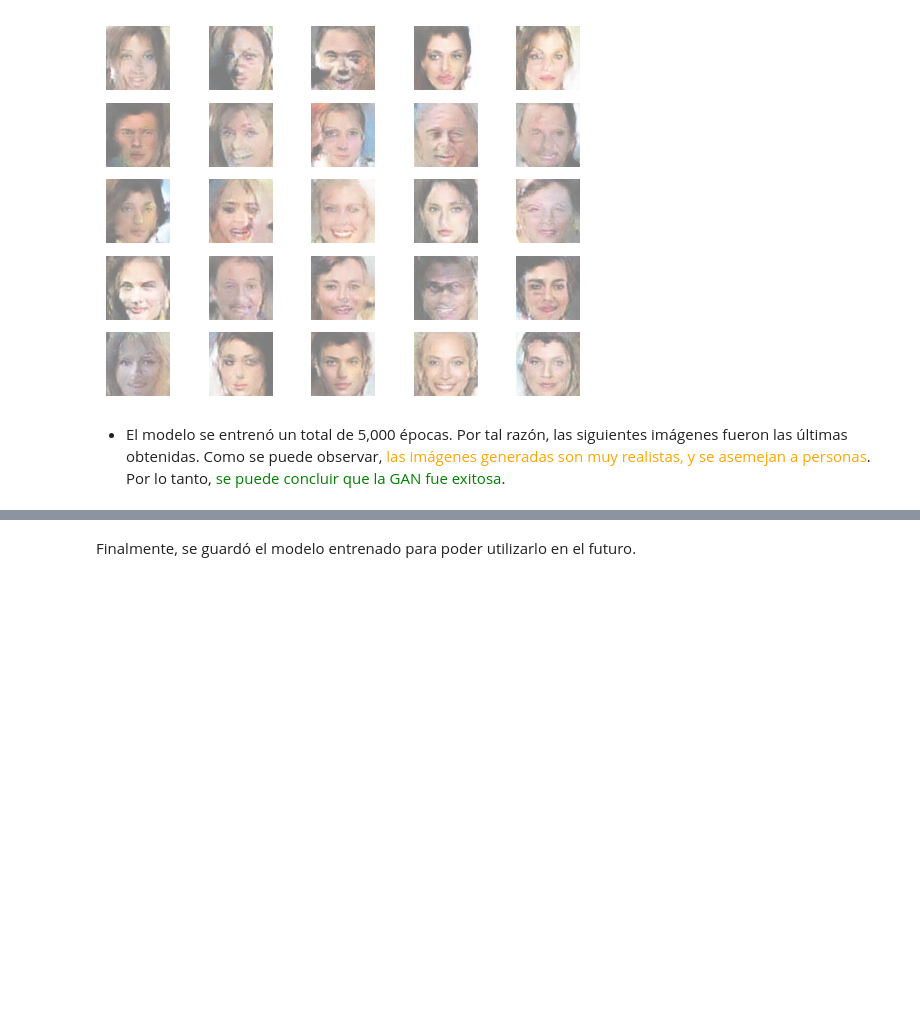
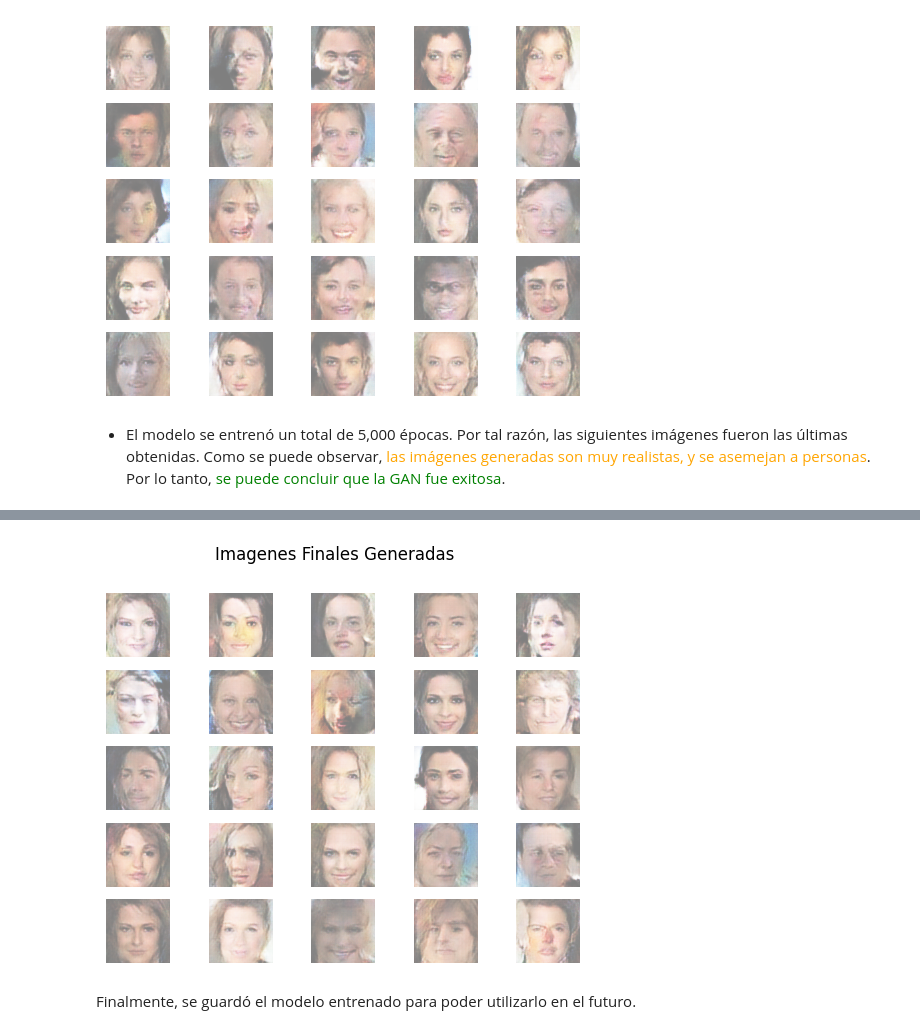
Before and after one commit to stefanoaragoni/Lab6_DataScience, a Jupyter notebook: lab6 copy.ipynb, the cells around one changed output, grey strips where cells are left out. Drawn from its saved outputs; the diff is of its cells as text; code cells hidden in the pictures; blank space fills up the shorter version.

```diff
--- a/lab6 copy.ipynb
+++ b/lab6 copy.ipynb
@@ -312,6 +312,7 @@ gen_imgs = generador.predict(noise)
 gen_imgs = 0.5 * gen_imgs + 0.5
 
 fig, axs = plt.subplots(5, 5)
+fig.suptitle('Imagenes Finales Generadas')
 for i in range(5):
     for j in range(5):
         img = gen_imgs[i * 5 + j]
@@ -320,3 +321,4 @@ for i in range(5):
         axs[i, j].imshow((img + 1)/2)
         axs[i, j].axis('off')
 plt.show()
+# %% [output]
@@ -322,0 +326 @@ plt.show()
+[figure, added]
```
Also changed, not shown: parts of 3 cells of this notebook.
